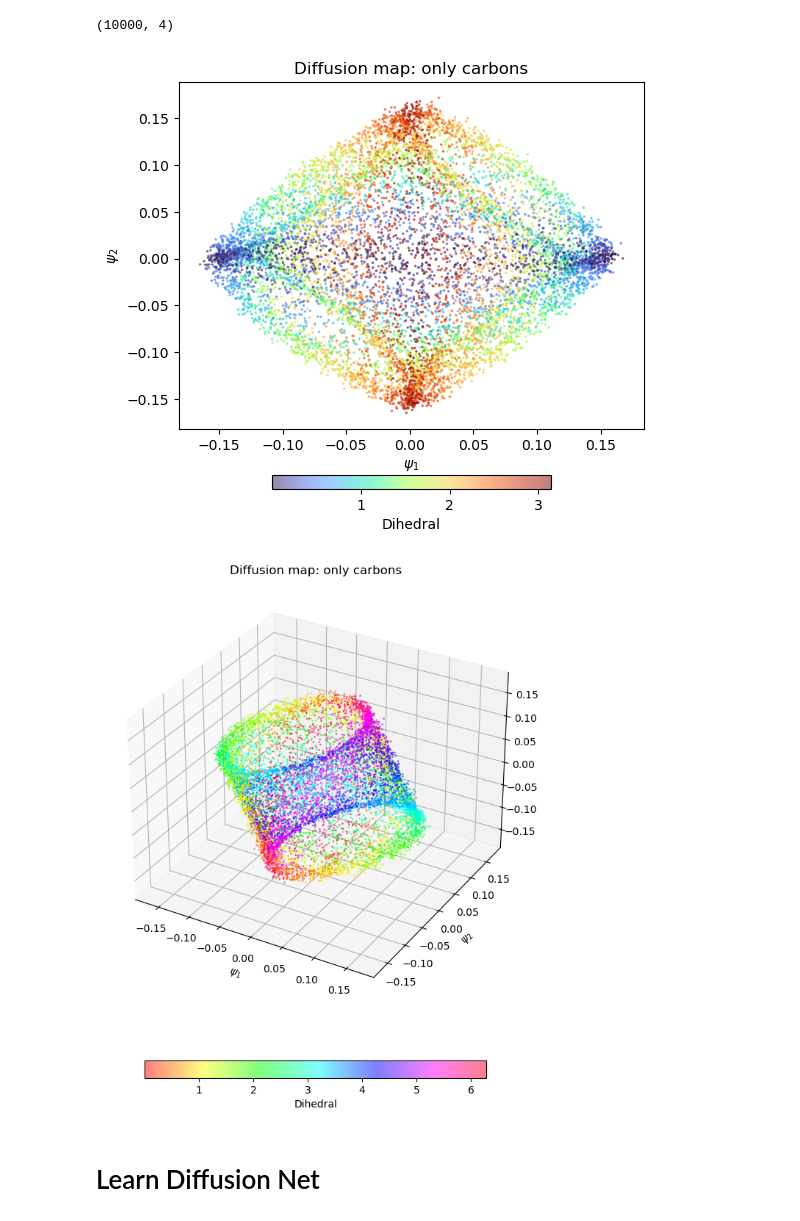
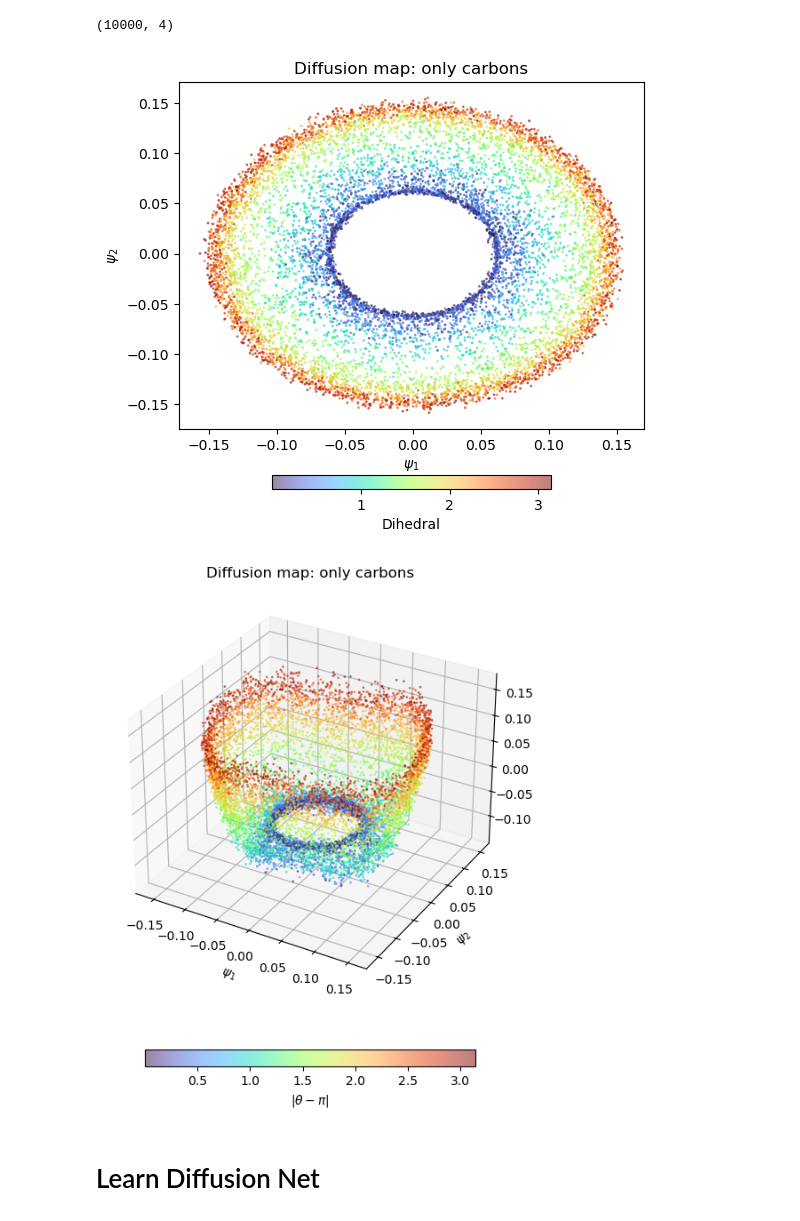
Before and after one commit to ShashankSule/CV_learning_butane, a Jupyter notebook: learn/compute_dnet.ipynb, the cells around one changed output. Saved outputs shown, nothing was run; the diff lists cells and outputs as text; code cells hidden in the pictures.

```diff
--- a/learn/compute_dnet.ipynb
+++ b/learn/compute_dnet.ipynb
@@ -127,19 +47,12 @@ plt.savefig("dihedral_dist_metad.pdf")
 # %% [markdown]
 ## Load tmdmap
 # %%
-diff_data = np.load("tmdmap_carbons_recentered12_alphazero_sep29_2024.npz", allow_pickle=True)
-# the relevant indices are 1, 2, 3.
-
-# comment out the following for jul 25 data.
+diff_data = np.load("diffusion_map_data.npz", allow_pickle=True)
 diffcoords = diff_data['diffcoords'][:,:4]
 L = diff_data['L']
 eigvals = diff_data['eigvals']
 Ltorch = torch.Tensor(L)
 eigvals_mat = torch.Tensor(eigvals)[:4,:4]
-
-# diffcoords = np.load("tmdmap_carbons_recentered12_alphazero_jul25_2024.npz")
-# diffcoords = diffcoords['arr_0']
-# diffcoords = diff_data['arr_0']
 # %%
 size_vec = np.pi - np.abs(dihedrals - np.pi)
 dihedrals_vec = np.abs(dihedrals - np.pi)
@@ -150,31 +63,31 @@ diffcoords.shape
 # %%
 fig = plt.figure(figsize=(6,6))
 ax = fig.add_subplot()
-p = ax.scatter(diffcoords[:, 0], diffcoords[:, 2], \
+p = ax.scatter(diffcoords[:, 0], diffcoords[:, 1], \
                c=dihedrals_vec, cmap='turbo', s=1.0, alpha=0.5)
 ax.set_xlabel(f"$\psi_1$")
 ax.set_ylabel(f"$\psi_2$")
 # ax.set_zlabel(f"$\psi_3$")
 fig.colorbar(p,location='bottom', shrink=0.6, pad=0.1, label='Dihedral')
 # ax.view_init(elev=30, azim=-150)
 ax.set_title("Diffusion map: only carbons")
 plt.show()
 # %% [output]
-[figure, old version]
+[figure, new version]
 # %%
-fig = plt.figure(figsize=(10,10))
+fig = plt.figure(figsize=(8,8))
 ax = fig.add_subplot(projection='3d')
-p = ax.scatter(diffcoords[:, 0], diffcoords[:, 2], diffcoords[:,3], \
-               c=dihedrals, cmap='hsv', s=1.0, alpha=0.5)
+p = ax.scatter(diffcoords[:, 0], diffcoords[:, 1], diffcoords[:,2], \
+               c=dihedrals_vec[::10], cmap='turbo', s=1.0, alpha=0.5)
 ax.set_xlabel(f"$\psi_1$")
 ax.set_ylabel(f"$\psi_2$")
 # ax.set_zlabel(f"$\psi_3$")
-fig.colorbar(p,location='bottom', shrink=0.6, pad=0.1, label='Dihedral')
+fig.colorbar(p,location='bottom', shrink=0.6, pad=0.1, label=r'$|\theta - \pi|$')
 # ax.view_init(elev=30, azim=-150)
 ax.set_title("Diffusion map: only carbons")
 plt.show()
 # %% [output]
-[figure, old version]
+[figure, new version]
 # %% [markdown]
 # Learn Diffusion Net
 # %% [markdown]
```
Also changed, not shown: parts of 39 cells of this notebook, 14 other files.
